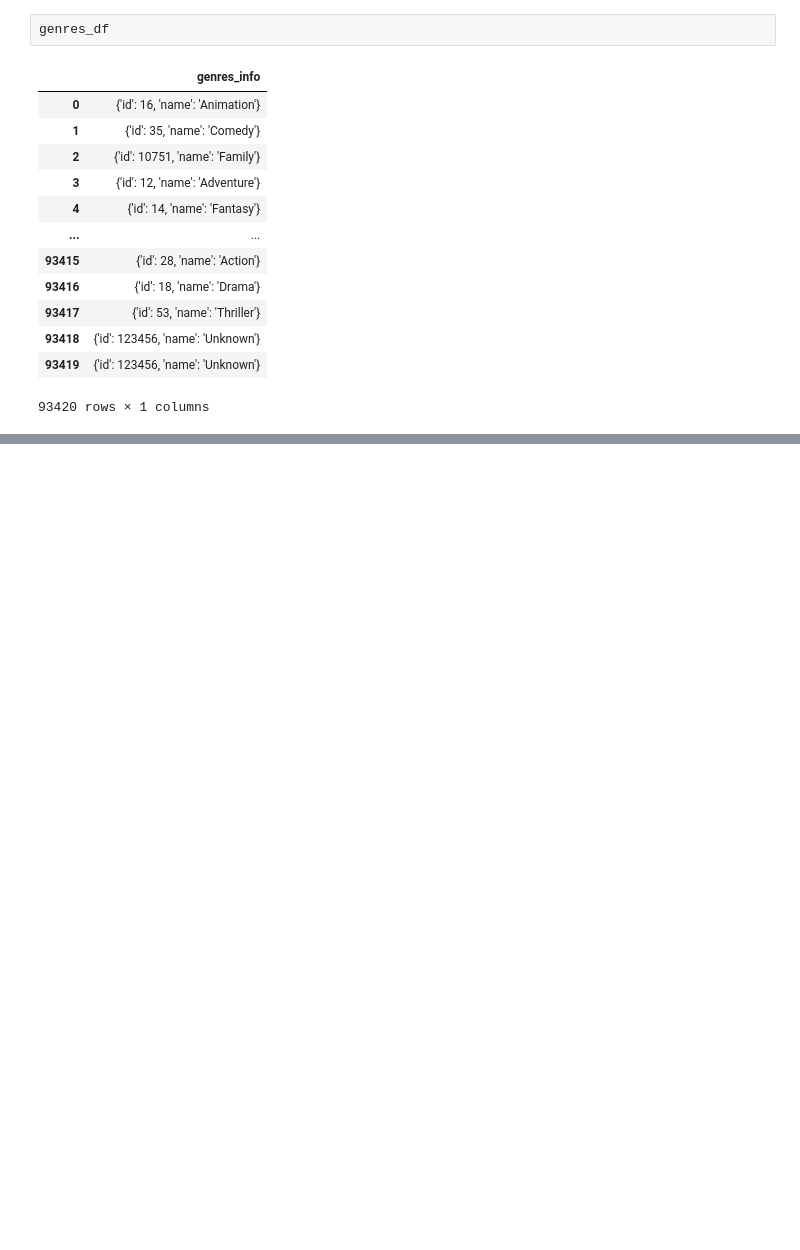
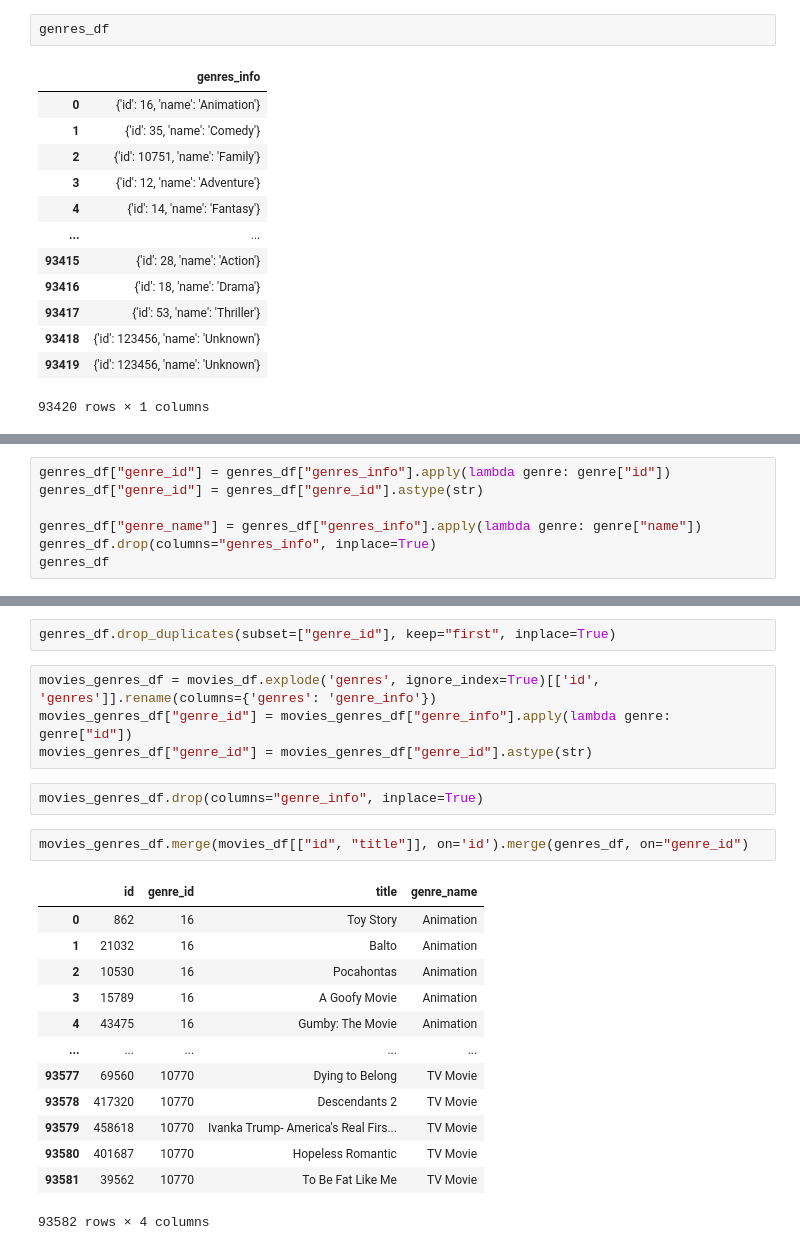
Before and after one commit to someonefrom93/PI_JUL, a Jupyter notebook: etl.ipynb, the cells around one changed output, grey strips where cells are left out. Drawn from its saved outputs; the diff is of its cells as text; blank space fills up the shorter version.

Commit message:
flatting fields // genres field (normalization) 1.1

```diff
--- a/etl.ipynb
+++ b/etl.ipynb
@@ -602,0 +588,7 @@ Name: genres_info, Length: 93420, dtype: int64
+# %%
+genres_df["genre_id"] = genres_df["genres_info"].apply(lambda genre: genre["id"])
+genres_df["genre_id"] = genres_df["genre_id"].astype(str)
+
+genres_df["genre_name"] = genres_df["genres_info"].apply(lambda genre: genre["name"])
+genres_df.drop(columns="genres_info", inplace=True)
+genres_df
@@ -602,0 +609,24 @@ Name: genres_info, Length: 93420, dtype: int64
+# %%
+genres_df.drop_duplicates(subset=["genre_id"], keep="first", inplace=True)
+# %%
+movies_genres_df = movies_df.explode('genres', ignore_index=True)[['id', 'genres']].rename(columns={'genres': 'genre_info'})
+movies_genres_df["genre_id"] = movies_genres_df["genre_info"].apply(lambda genre: genre["id"])
+movies_genres_df["genre_id"] = movies_genres_df["genre_id"].astype(str)
+# %%
+movies_genres_df.drop(columns="genre_info", inplace=True)
+# %%
+movies_genres_df.merge(movies_df[["id", "title"]], on='id').merge(genres_df, on="genre_id")
+# %% [output]
+|  | id | genre_id | title | genre_name |
+| 0 | 862 | 16 | Toy Story | Animation |
+| 1 | 21032 | 16 | Balto | Animation |
+| 2 | 10530 | 16 | Pocahontas | Animation |
+| 3 | 15789 | 16 | A Goofy Movie | Animation |
+| 4 | 43475 | 16 | Gumby: The Movie | Animation |
+| ... | ... | ... | ... | ... |
+| 93577 | 69560 | 10770 | Dying to Belong | TV Movie |
+| 93578 | 417320 | 10770 | Descendants 2 | TV Movie |
+| 93579 | 458618 | 10770 | Ivanka Trump- America's Real Firs... | TV Movie |
+| 93580 | 401687 | 10770 | Hopeless Romantic | TV Movie |
+| 93581 | 39562 | 10770 | To Be Fat Like Me | TV Movie |
+93582 rows × 4 columns
```
Also changed, not shown: parts of 2 cells of this notebook.
